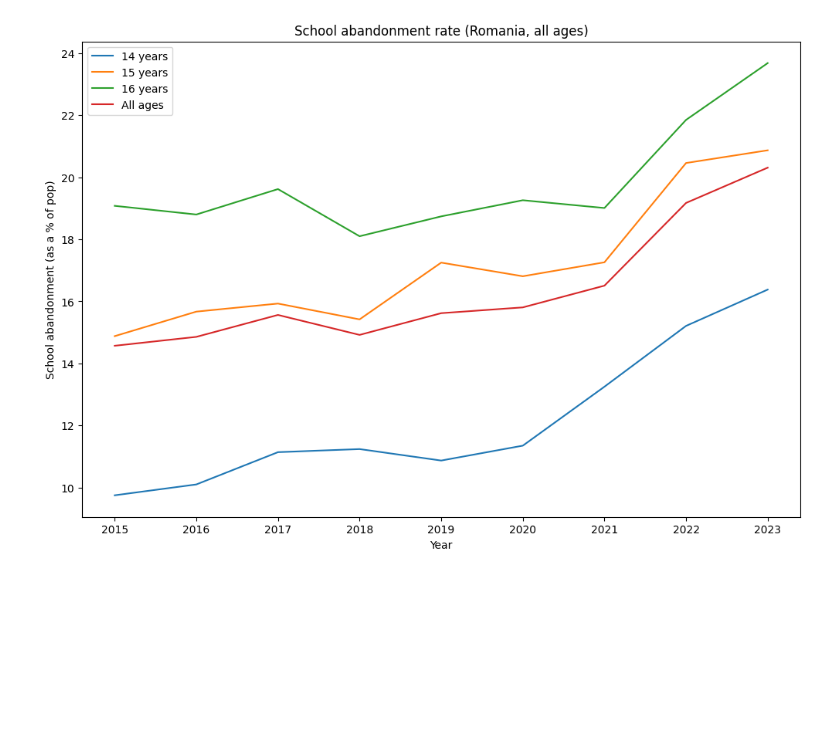
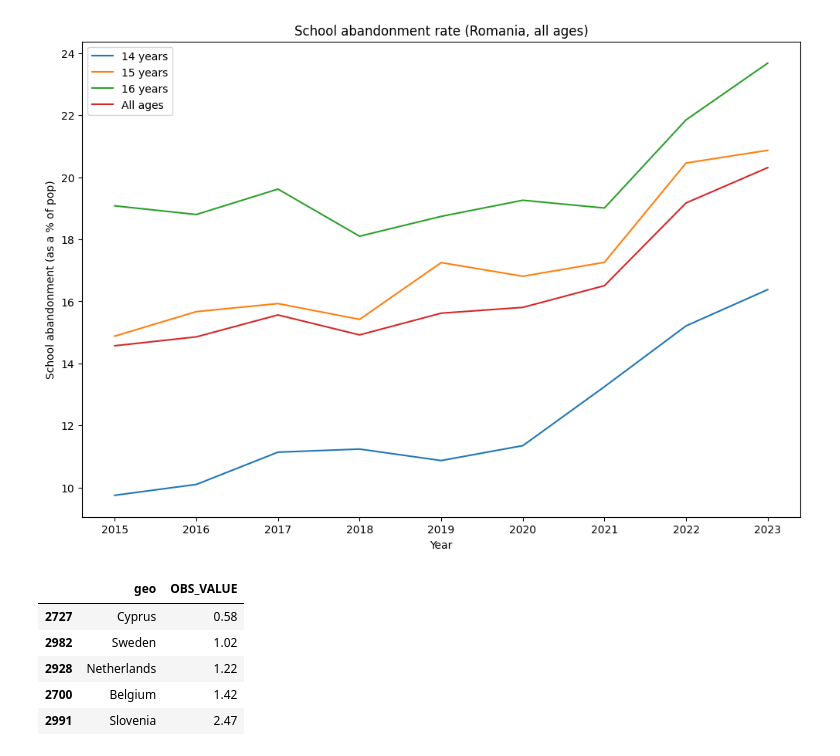
Before and after one commit to TudorMurariu/minimum-wage-study, a Jupyter notebook: school-abandonment/our-of-s.ipynb, the cells around one changed output. Saved outputs shown, nothing was run; the diff lists cells and outputs as text; code cells hidden in the pictures; blank space fills up the shorter version.

```diff
--- a/school-abandonment/our-of-s.ipynb
+++ b/school-abandonment/our-of-s.ipynb
@@ -64,3 +64,18 @@ plt.legend()
 # %% [output]
 <matplotlib.legend.Legend at 0x...>
 [figure]
+# %%
+# ok let's look at all countries in the EU
+
+data2023_16y = data[(data.TIME_PERIOD == 2023) & (data.sex == 'Total') & (data.age == '16 years')] [['geo', 'OBS_VALUE']]
+data2023_16y.sort_values(by='OBS_VALUE', inplace=True)
+data2023_16y.dropna(inplace=True)
+data2023_16y.drop(data2023_16y[data2023_16y.OBS_VALUE == 0].index, inplace=True)
+data2023_16y.head(5)
+# %% [output]
+|  | geo | OBS_VALUE |
+| 2727 | Cyprus | 0.58 |
+| 2982 | Sweden | 1.02 |
+| 2928 | Netherlands | 1.22 |
+| 2700 | Belgium | 1.42 |
+| 2991 | Slovenia | 2.47 |
```
Also changed, not shown: parts of 3 cells of this notebook.
